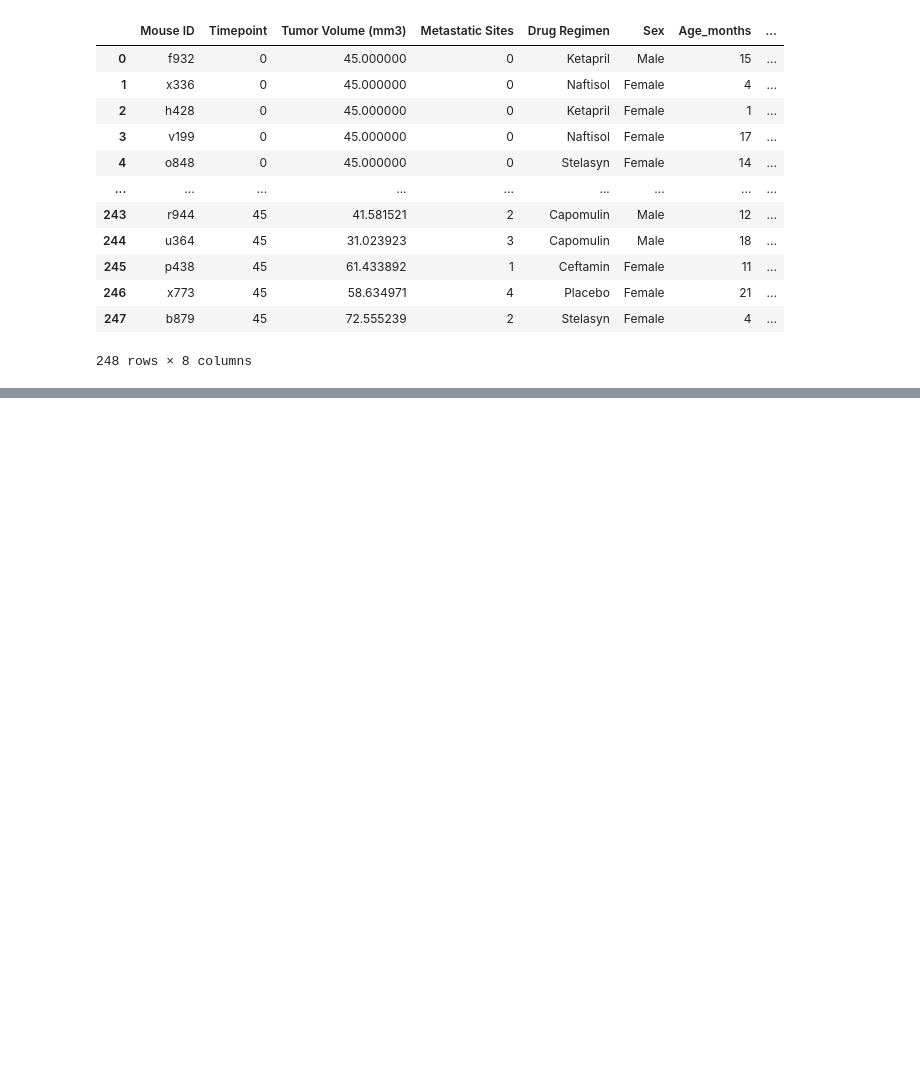
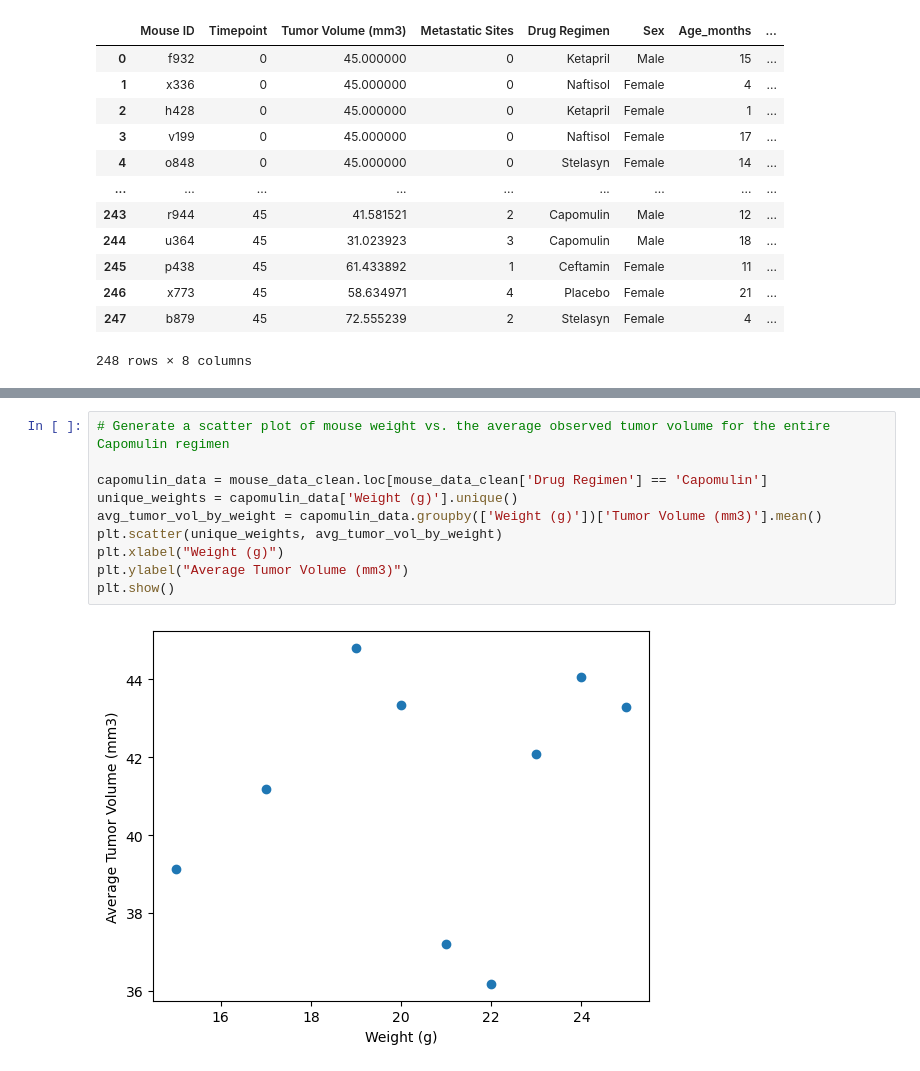
Before and after one commit to Moburu/Matplotlib-challenge, a Jupyter notebook: Pymaceuticals/main.ipynb, the cells around one changed output, grey strips where cells are left out. Drawn from its saved outputs; the diff is of its cells as text; blank space fills up the shorter version.

```diff
--- a/Pymaceuticals/main.ipynb
+++ b/Pymaceuticals/main.ipynb
@@ -187,0 +227,12 @@ mouse_data_endpoints
+# %%
+# Generate a scatter plot of mouse weight vs. the average observed tumor volume for the entire Capomulin regimen
+
+capomulin_data = mouse_data_clean.loc[mouse_data_clean['Drug Regimen'] == 'Capomulin']
+unique_weights = capomulin_data['Weight (g)'].unique()
+avg_tumor_vol_by_weight = capomulin_data.groupby(['Weight (g)'])['Tumor Volume (mm3)'].mean()
+plt.scatter(unique_weights, avg_tumor_vol_by_weight)
+plt.xlabel("Weight (g)")
+plt.ylabel("Average Tumor Volume (mm3)")
+plt.show()
+# %% [output]
+[figure, added]
```
Also changed, not shown: parts of 6 cells of this notebook.
